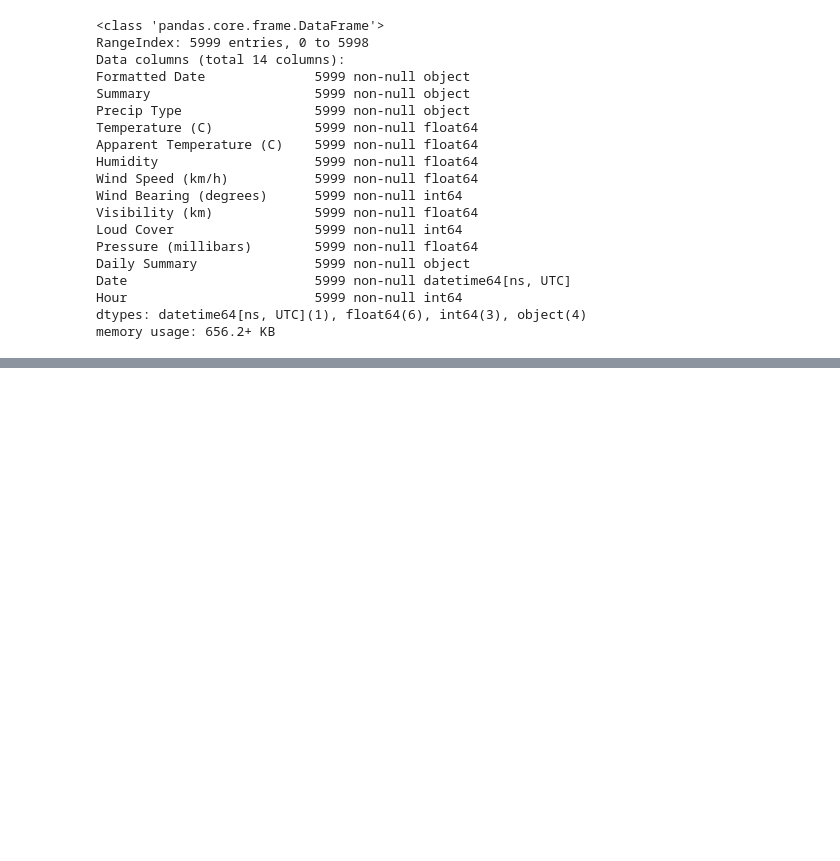
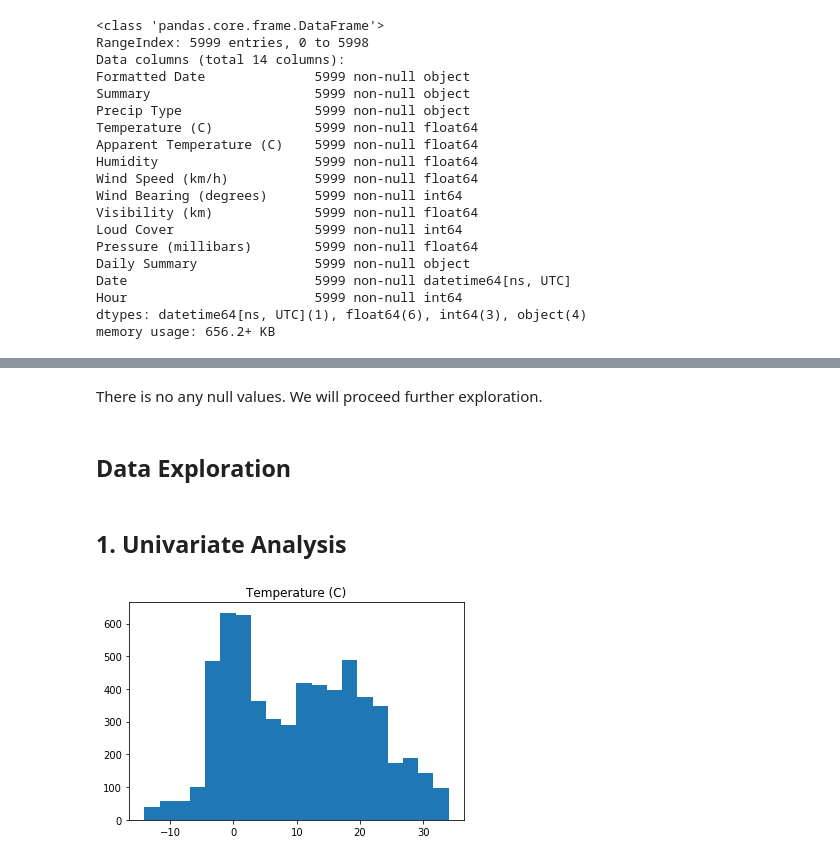
Before and after one commit to smartysam9821/DS, a Jupyter notebook: EDA_App_Temp.ipynb, the cells around one changed output, grey strips where cells are left out. Drawn from its saved outputs; the diff is of its cells as text; code cells hidden in the pictures; blank space fills up the shorter version.

```diff
--- a/EDA_App_Temp.ipynb
+++ b/EDA_App_Temp.ipynb
@@ -129,0 +156,12 @@ Passing one of 'on', 'true', 'off', 'false' as a boolean is deprecated; use an a
+# %% [markdown]
+There is no any null values. We will proceed further exploration.
+# %% [markdown]
+## Data Exploration
+# %% [markdown]
+## 1. Univariate Analysis
+# %%
+plt.title('Temperature (C)')
+plt.hist(x = 'Temperature (C)', bins =20, data = df)
+plt.show()
+# %% [output]
+[figure, added]
```
Also changed, not shown: parts of 19 cells of this notebook.
